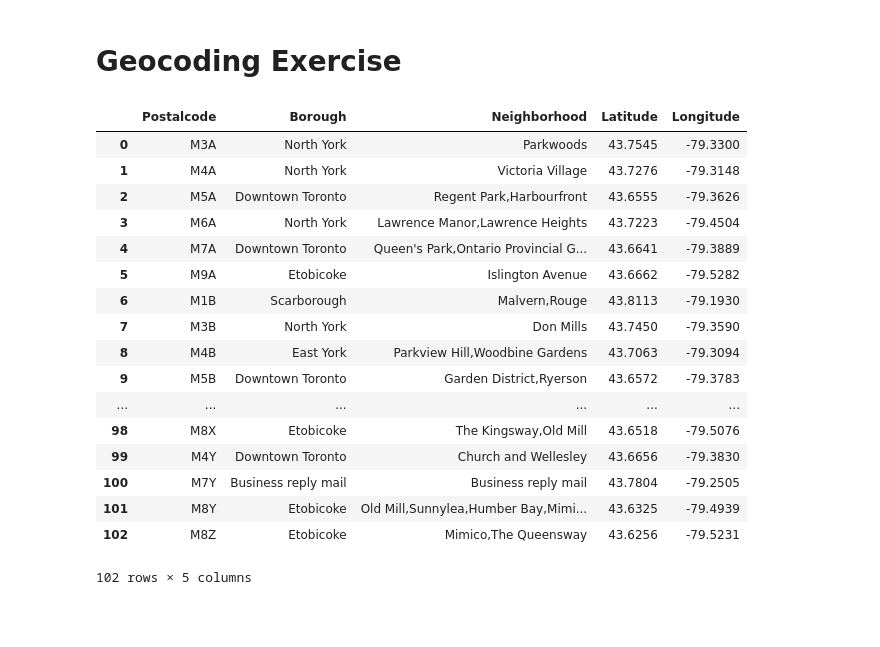
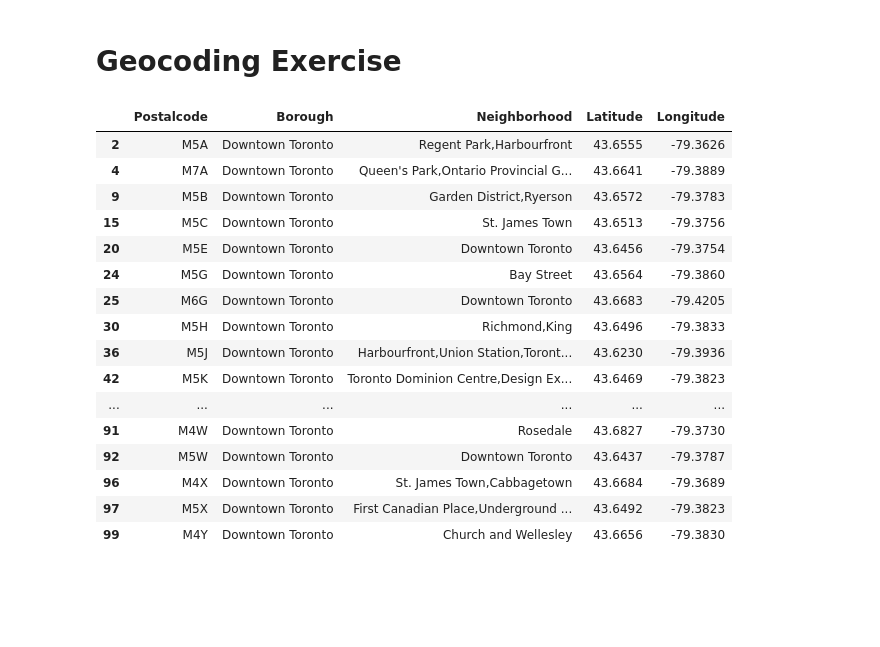
Before and after one commit to MSPCode/COVID-19_Analysis, a Jupyter notebook: Cousera_Capstone_Project.ipynb, the cells around one changed output. Cells and saved outputs as stored; diff of their text form; code cells hidden in the pictures.

```diff
--- a/Cousera_Capstone_Project.ipynb
+++ b/Cousera_Capstone_Project.ipynb
@@ -111,26 +111,27 @@ def longitude(zipcode):
 #Get the latitude and longitude data using pgeocode
 df_copy['Latitude'] = df_copy['Postalcode'].map(lambda x: latitude(x))
 df_copy['Longitude'] = df_copy['Postalcode'].map(lambda x: longitude(x))
-# %%
-df_copy
-# %% [output]
-|  | Postalcode | Borough | Neighborhood | Latitude | Longitude |
-| 0 | M3A | North York | Parkwoods | 43.7545 | -79.3300 |
-| 1 | M4A | North York | Victoria Village | 43.7276 | -79.3148 |
-| 2 | M5A | Downtown Toronto | Regent Park,Harbourfront | 43.6555 | -79.3626 |
-| 3 | M6A | North York | Lawrence Manor,Lawrence Heights | 43.7223 | -79.4504 |
-| 4 | M7A | Downtown Toronto | Queen's Park,Ontario Provincial G... | 43.6641 | -79.3889 |
-| 5 | M9A | Etobicoke | Islington Avenue | 43.6662 | -79.5282 |
-| 6 | M1B | Scarborough | Malvern,Rouge | 43.8113 | -79.1930 |
-| 7 | M3B | North York | Don Mills | 43.7450 | -79.3590 |
-| 8 | M4B | East York | Parkview Hill,Woodbine Gardens | 43.7063 | -79.3094 |
-| 9 | M5B | Downtown Toronto | Garden District,Ryerson | 43.6572 | -79.3783 |
-| ... | ... | ... | ... | ... | ... |
-| 98 | M8X | Etobicoke | The Kingsway,Old Mill | 43.6518 | -79.5076 |
-| 99 | M4Y | Downtown Toronto | Church and Wellesley | 43.6656 | -79.3830 |
-| 100 | M7Y | Business reply mail | Business reply mail | 43.7804 | -79.2505 |
-| 101 | M8Y | Etobicoke | Old Mill,Sunnylea,Humber Bay,Mimi... | 43.6325 | -79.4939 |
-| 102 | M8Z | Etobicoke | Mimico,The Queensway | 43.6256 | -79.5231 |
-102 rows × 5 columns
+# %%
+#Extract the borough which are only located within toronto area
+df_toronto = df_copy[df_copy['Borough'].str.contains("Toronto")]
+df_toronto
+# %% [output]
+|  | Postalcode | Borough | Neighborhood | Latitude | Longitude |
+| 2 | M5A | Downtown Toronto | Regent Park,Harbourfront | 43.6555 | -79.3626 |
+| 4 | M7A | Downtown Toronto | Queen's Park,Ontario Provincial G... | 43.6641 | -79.3889 |
+| 9 | M5B | Downtown Toronto | Garden District,Ryerson | 43.6572 | -79.3783 |
+| 15 | M5C | Downtown Toronto | St. James Town | 43.6513 | -79.3756 |
+| 20 | M5E | Downtown Toronto | Downtown Toronto | 43.6456 | -79.3754 |
+| 24 | M5G | Downtown Toronto | Bay Street | 43.6564 | -79.3860 |
+| 25 | M6G | Downtown Toronto | Downtown Toronto | 43.6683 | -79.4205 |
+| 30 | M5H | Downtown Toronto | Richmond,King | 43.6496 | -79.3833 |
+| 36 | M5J | Downtown Toronto | Harbourfront,Union Station,Toront... | 43.6230 | -79.3936 |
+| 42 | M5K | Downtown Toronto | Toronto Dominion Centre,Design Ex... | 43.6469 | -79.3823 |
+| ... | ... | ... | ... | ... | ... |
+| 91 | M4W | Downtown Toronto | Rosedale | 43.6827 | -79.3730 |
+| 92 | M5W | Downtown Toronto | Downtown Toronto | 43.6437 | -79.3787 |
+| 96 | M4X | Downtown Toronto | St. James Town,Cabbagetown | 43.6684 | -79.3689 |
+| 97 | M5X | Downtown Toronto | First Canadian Place,Underground ... | 43.6492 | -79.3823 |
+| 99 | M4Y | Downtown Toronto | Church and Wellesley | 43.6656 | -79.3830 |
 # %% [markdown]
 ###
```
Also changed, not shown: parts of 1 cell of this notebook.
